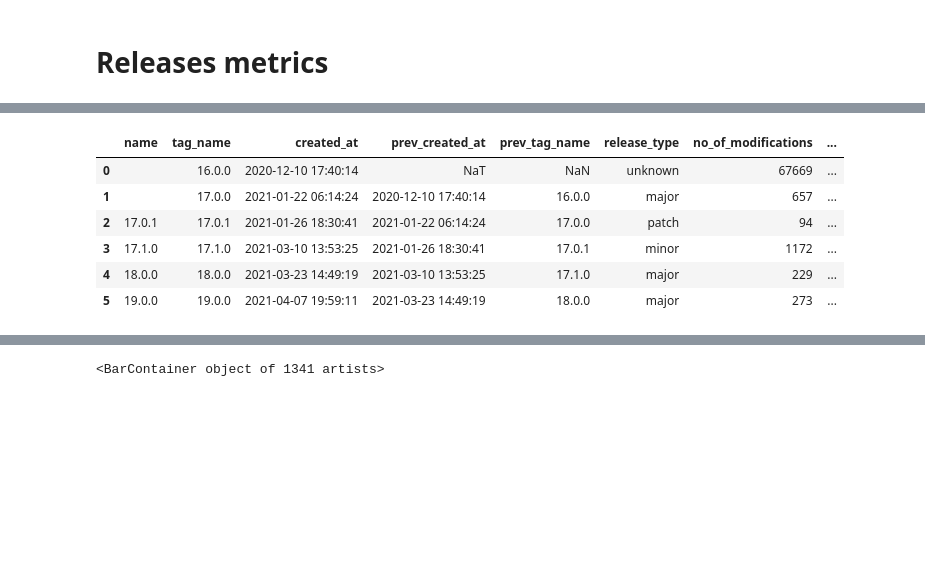
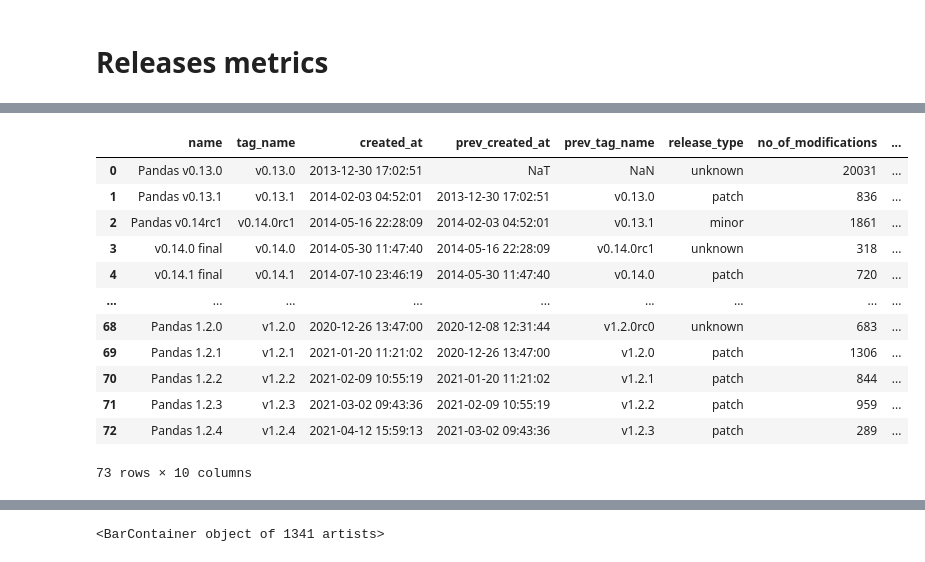
Before and after one commit to csepanyij/master-thesis, a Jupyter notebook: notebooks/releases.ipynb, the cells around one changed output, grey strips where cells are left out. Drawn from its saved outputs; the diff is of its cells as text; code cells hidden in the pictures; blank space fills up the shorter version.

```diff
--- a/notebooks/releases.ipynb
+++ b/notebooks/releases.ipynb
@@ -358,6 +376,37 @@ fig = plt.figure(figsize=(14.5, 10), dpi=80)
 gs = fig.add_gridspec(4, 3, hspace=0.2, wspace=0.18)
 plots = gs.subplots(sharex=True)
 myFmt = mdates.DateFormatter('%Y-%m')
+
+pandas_releases = {
+    datetime(2020, 1, 29): 'major',
+    datetime(2020, 12, 26): 'minor',
+    datetime(2020, 7, 28): 'minor',
+    datetime(2019, 7, 18): 'minor',
+    datetime(2019, 1, 25): 'minor',
+    datetime(2018, 5, 15): 'minor',
+    datetime(2018, 6, 22): 'subminor',
+    datetime(2018, 7, 6): 'subminor',
+    datetime(2018, 7, 7): 'subminor',
+    datetime(2018, 8, 3): 'subminor',
+    datetime(2019, 2, 3): 'subminor',
+    datetime(2019, 3, 12): 'subminor',
+    datetime(2019, 8, 22): 'subminor',
+    datetime(2019, 10, 18): 'subminor',
+    datetime(2019, 10, 31): 'subminor',
+    datetime(2020, 2, 5): 'subminor',
+    datetime(2020, 3, 12): 'subminor',
+    datetime(2020, 3, 18): 'subminor',
+    datetime(2020, 5, 28): 'subminor',
+    datetime(2020, 6, 17): 'subminor',
+    datetime(2020, 3, 18): 'subminor',
+    datetime(2020, 8, 20): 'subminor',
+    datetime(2020, 9, 8): 'subminor',
+    datetime(2020, 10, 5): 'subminor',
+    datetime(2020, 10, 30): 'subminor',
+    datetime(2020, 12, 7): 'subminor',
+    datetime(2021, 1, 20): 'subminor',
+    datetime(2021, 2, 9): 'subminor',
+}
 
 i = 0
 
@@ -365,12 +414,12 @@ for plot_row in plots:
     for plot in plot_row:
         try:
             plot.set_title(stat_names[i])
-            for r in servo_releases:
-                if servo_releases[r] == 'major':
+            for r in pandas_releases:
+                if pandas_releases[r] == 'major':
                     plot.axvline(x=r, color='black', ls='-')
-                elif servo_releases[r] == 'minor':
+                elif pandas_releases[r] == 'minor':
                     plot.axvline(x=r, color='black', ls='--', lw=1)
-                elif servo_releases[r] == 'subminor':
+                elif pandas_releases[r] == 'subminor':
                     plot.axvline(x=r, color='black', ls=':', lw=0.5)
                 else:
                     plot.axvline(x=r, color='red', ls='-')
@@ -395,7 +444,7 @@ with open('edits_query.sql', 'r') as f:
 edits = pd.read_sql_query(sql, db)
 #edits
 
-db = sqlite3.connect('../../repo_tools/repo_tools/joci_releases.db')
+db = sqlite3.connect('../../repo_tools/repo_tools/joci_releases_v2.db')
 with open('releases_query.sql', 'r') as f:
     sql = f.read().format(owner='\'' + repo_owner + '\'', repo_name='\'' + repo_name + '\'')
     #sql = f.read().format(owner='\'ansible\'', repo_name='\'awx\'')
@@ -454,7 +509,7 @@ versions = releases['tag_name'].str.extract(r'.*(\d+)\.(\d+)\.(\d+).*')
 versions_prev = releases['prev_tag_name'].str.extract(r'.*(\d+)\.(\d+)\.(\d+).*')
 versions_prev[0] == versions[0]
 releases['release_type'] = 'unknown'
-releases.loc[(versions[0] != versions_prev[0]) & (pd.isnull(versions_prev[0]) == False), 'release_type'] = 'major'
+releases.loc[(versions[0] != versions_prev[0]) & (pd.isnull(versions_prev[0]) == False) & (pd.isnull(versions[0]) == False), 'release_type'] = 'major'
 releases.loc[
     ((versions[0] == versions_prev[0]) |
     (pd.isnull(versions_prev[0]) == True)) &
@@ -466,36 +521,42 @@ releases.loc[
     ((versions[0] == versions_prev[0]) |
     (pd.isnull(versions_prev[0]) == True)) &
     ((versions[1] == versions_prev[1]) |
     (pd.isnull(versions_prev[1]) == True)) &
     ((versions[2] != versions_prev[2]) &
     (pd.isnull(versions_prev[2]) == False)),
     'release_type'
 ] = 'patch'
 
 r = {
     "no_of_modifications": [],
     "lines_added": [],
     "lines_removed": []
 }
 for index, row in releases.iterrows():
     for col in r:
         if pd.isnull(row['prev_created_at']):
             #print(edits['author_date'], type(edits['author_date']))
             #print(row['created_at'], type(row['created_at']))
             r[col].append(sum(edits.loc[(edits['author_date'] < row['created_at']), col]))
             continue
         r[col].append(sum(edits.loc[(edits['author_date'] >= row['prev_created_at']) & (edits['author_date'] < row['created_at']), col]))
 
 releases['no_of_modifications'] = r['no_of_modifications']
 releases['lines_added'] = r['lines_added']
 releases['lines_removed'] = r['lines_removed']
 releases['lines_changed'] = releases['lines_added'] + releases['lines_removed']
 releases
 # %% [output]
 |  | name | tag_name | created_at | prev_created_at | prev_tag_name | release_type | no_of_modifications | ... |
-| 0 |  | 16.0.0 | 2020-12-10 17:40:14 | NaT | NaN | unknown | 67669 | ... |
-| 1 |  | 17.0.0 | 2021-01-22 06:14:24 | 2020-12-10 17:40:14 | 16.0.0 | major | 657 | ... |
-| 2 | 17.0.1 | 17.0.1 | 2021-01-26 18:30:41 | 2021-01-22 06:14:24 | 17.0.0 | patch | 94 | ... |
-| 3 | 17.1.0 | 17.1.0 | 2021-03-10 13:53:25 | 2021-01-26 18:30:41 | 17.0.1 | minor | 1172 | ... |
-| 4 | 18.0.0 | 18.0.0 | 2021-03-23 14:49:19 | 2021-03-10 13:53:25 | 17.1.0 | major | 229 | ... |
-| 5 | 19.0.0 | 19.0.0 | 2021-04-07 19:59:11 | 2021-03-23 14:49:19 | 18.0.0 | major | 273 | ... |
+| 0 | Pandas v0.13.0 | v0.13.0 | 2013-12-30 17:02:51 | NaT | NaN | unknown | 20031 | ... |
+| 1 | Pandas v0.13.1 | v0.13.1 | 2014-02-03 04:52:01 | 2013-12-30 17:02:51 | v0.13.0 | patch | 836 | ... |
+| 2 | Pandas v0.14rc1 | v0.14.0rc1 | 2014-05-16 22:28:09 | 2014-02-03 04:52:01 | v0.13.1 | minor | 1861 | ... |
+| 3 | v0.14.0 final | v0.14.0 | 2014-05-30 11:47:40 | 2014-05-16 22:28:09 | v0.14.0rc1 | unknown | 318 | ... |
+| 4 | v0.14.1 final | v0.14.1 | 2014-07-10 23:46:19 | 2014-05-30 11:47:40 | v0.14.0 | patch | 720 | ... |
+| ... | ... | ... | ... | ... | ... | ... | ... | ... |
+| 68 | Pandas 1.2.0 | v1.2.0 | 2020-12-26 13:47:00 | 2020-12-08 12:31:44 | v1.2.0rc0 | unknown | 683 | ... |
+| 69 | Pandas 1.2.1 | v1.2.1 | 2021-01-20 11:21:02 | 2020-12-26 13:47:00 | v1.2.0 | patch | 1306 | ... |
+| 70 | Pandas 1.2.2 | v1.2.2 | 2021-02-09 10:55:19 | 2021-01-20 11:21:02 | v1.2.1 | patch | 844 | ... |
+| 71 | Pandas 1.2.3 | v1.2.3 | 2021-03-02 09:43:36 | 2021-02-09 10:55:19 | v1.2.2 | patch | 959 | ... |
+| 72 | Pandas 1.2.4 | v1.2.4 | 2021-04-12 15:59:13 | 2021-03-02 09:43:36 | v1.2.3 | patch | 289 | ... |
+73 rows × 10 columns
```
Also changed, not shown: parts of 5 cells of this notebook, 6 other files.
